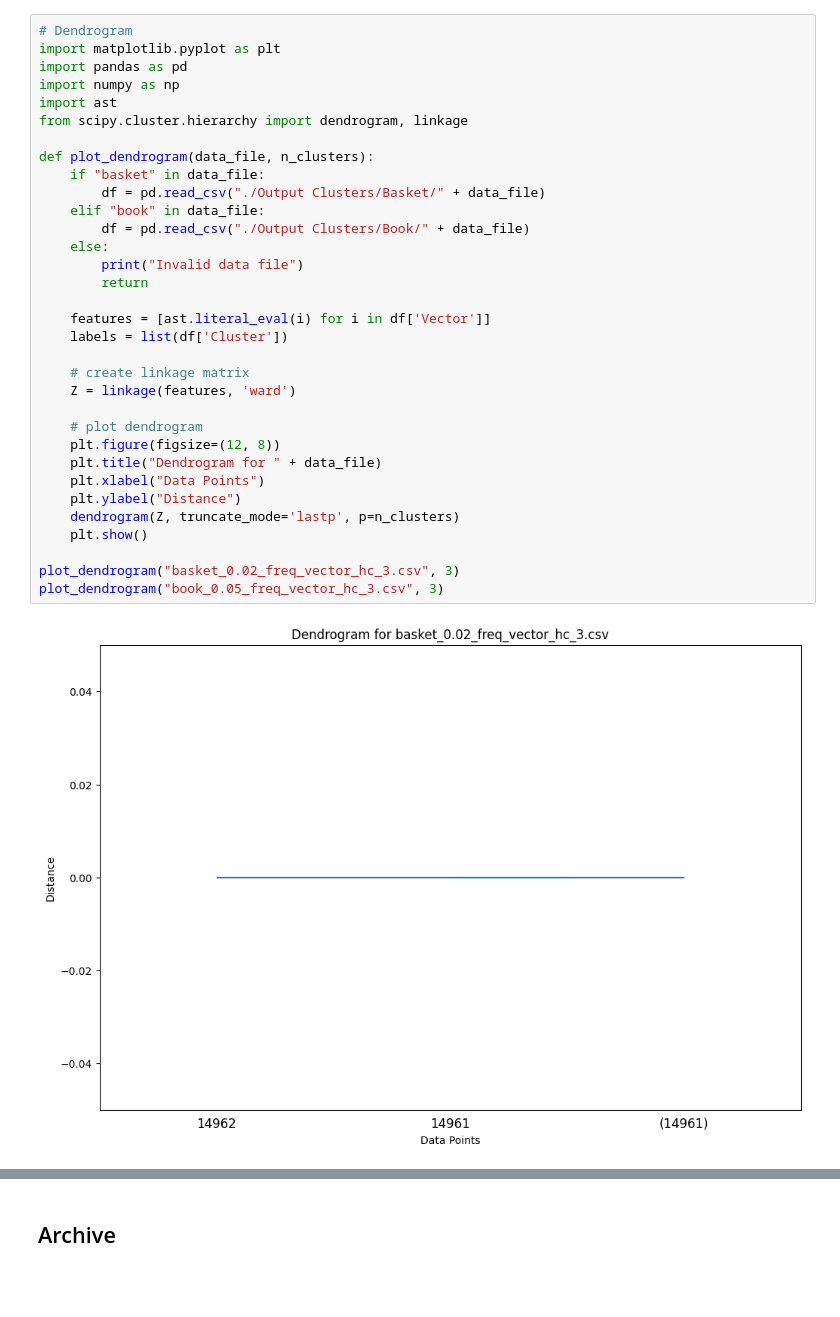
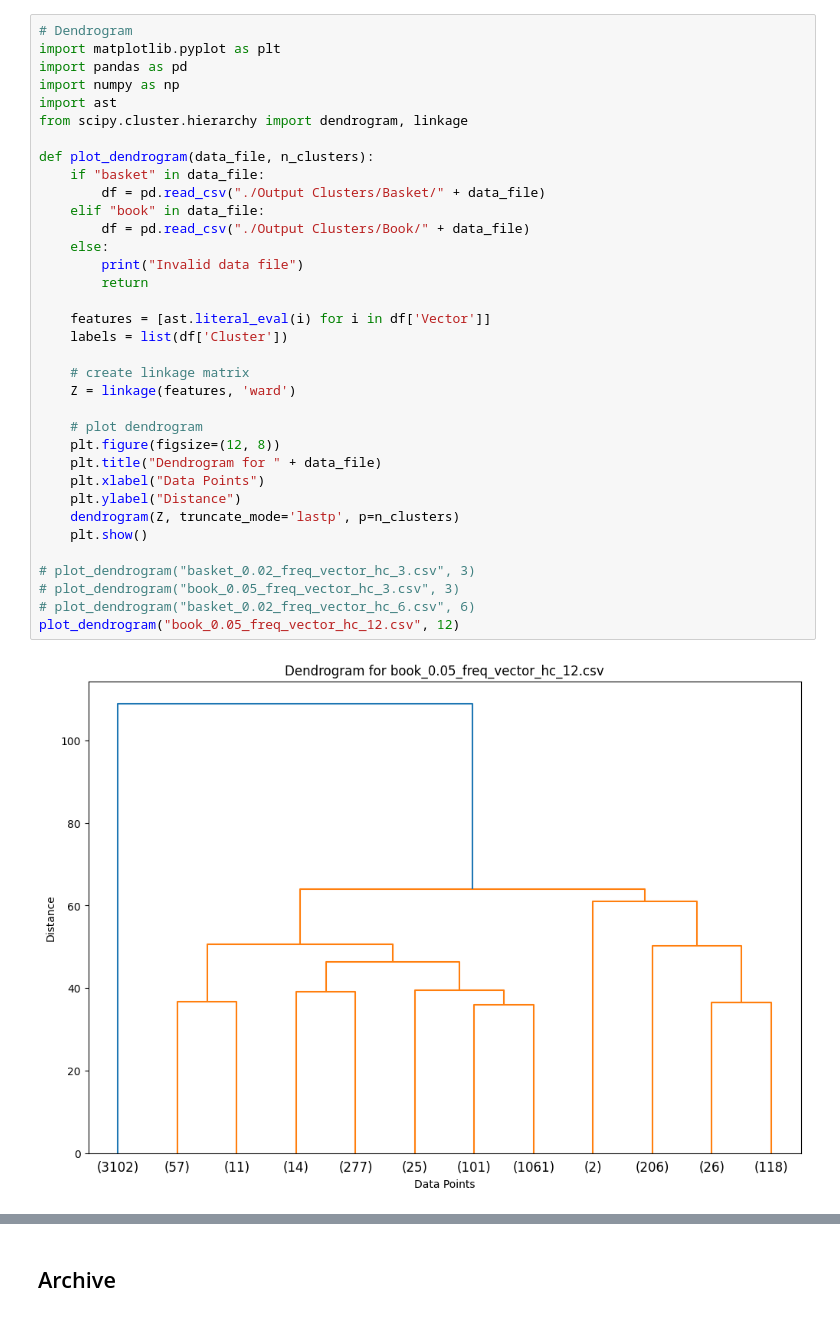
Before and after one commit to titim789/Data_Analytics_Project, a Jupyter notebook: Assignment 2/Clustering/Hierarchical.ipynb, the cells around one changed output, grey strips where cells are left out. Cells and saved outputs as stored; diff of their text form; blank space fills up the shorter version.

```diff
--- a/Assignment 2/Clustering/Hierarchical.ipynb
+++ b/Assignment 2/Clustering/Hierarchical.ipynb
@@ -477,33 +483,35 @@ book_0.09_freq_vector  0.280779  0.279557  0.259726  0.226313  0.118757
 import matplotlib.pyplot as plt
 import pandas as pd
 import numpy as np
 import ast
 from scipy.cluster.hierarchy import dendrogram, linkage
 
 def plot_dendrogram(data_file, n_clusters):
     if "basket" in data_file:
         df = pd.read_csv("./Output Clusters/Basket/" + data_file)
     elif "book" in data_file:
         df = pd.read_csv("./Output Clusters/Book/" + data_file)
     else:
         print("Invalid data file")
         return
 
     features = [ast.literal_eval(i) for i in df['Vector']]
     labels = list(df['Cluster'])
 
     # create linkage matrix
     Z = linkage(features, 'ward')
 
     # plot dendrogram
     plt.figure(figsize=(12, 8))
     plt.title("Dendrogram for " + data_file)
     plt.xlabel("Data Points")
     plt.ylabel("Distance")
     dendrogram(Z, truncate_mode='lastp', p=n_clusters)
     plt.show()
 
-plot_dendrogram("basket_0.02_freq_vector_hc_3.csv", 3)
-plot_dendrogram("book_0.05_freq_vector_hc_3.csv", 3)
+# plot_dendrogram("basket_0.02_freq_vector_hc_3.csv", 3)
+# plot_dendrogram("book_0.05_freq_vector_hc_3.csv", 3)
+# plot_dendrogram("basket_0.02_freq_vector_hc_6.csv", 6)
+plot_dendrogram("book_0.05_freq_vector_hc_12.csv", 12)
 # %% [output]
-[figure, old version]
+[figure, new version]
```
Also changed, not shown: parts of 8 cells of this notebook, 1 other file.
